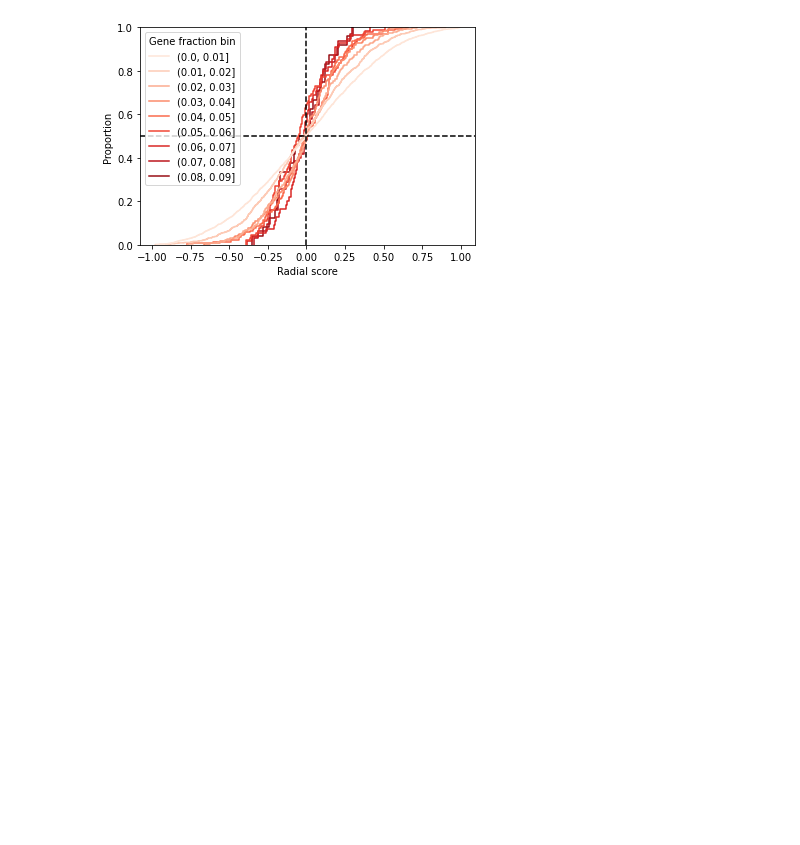
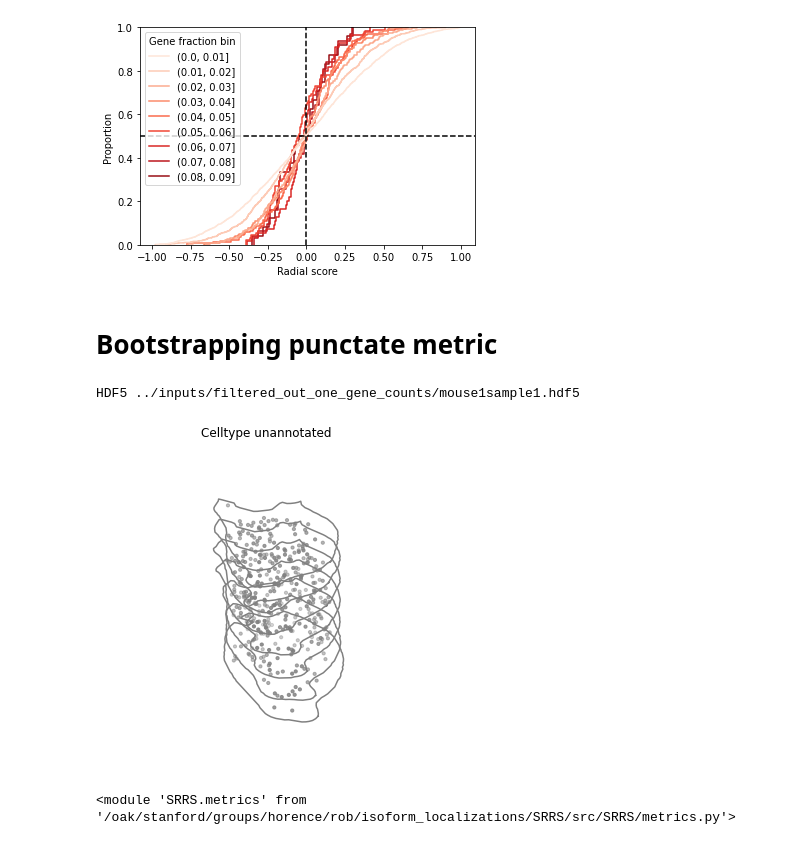
Before and after one commit to salzman-lab/SPRAWL, a Jupyter notebook: analysis/fixing_radial_punctate_biases.ipynb, the cells around one changed output. Saved outputs shown, nothing was run; the diff lists cells and outputs as text; code cells hidden in the pictures; blank space fills up the shorter version.

Commit message:
punctate choose-two approach

```diff
--- a/analysis/fixing_radial_punctate_biases.ipynb
+++ b/analysis/fixing_radial_punctate_biases.ipynb
@@ -221,3 +221,5 @@ plt.show()
 plt.close()
 # %% [output]
 [figure]
+# %% [markdown]
+# Bootstrapping punctate metric
@@ -223,0 +234,16 @@ plt.close()
+# %%
+sample = SRRS.HDF5('../inputs/filtered_out_one_gene_counts/mouse1sample1.hdf5')
+sample
+# %% [output]
+HDF5 ../inputs/filtered_out_one_gene_counts/mouse1sample1.hdf5
+# %%
+cell = next(sample.iter_cells())
+fig,ax = plotting.plot_cell_3D(cell)
+plt.show()
+plt.close()
+# %% [output]
+[figure, added]
+# %%
+importlib.reload(metrics)
+# %% [output]
+<module 'SRRS.metrics' from '/oak/stanford/groups/horence/rob/isoform_localizations/SRRS/src/SRRS/metrics.py'>
```
Also changed, not shown: parts of 8 cells of this notebook, 3 other files.
